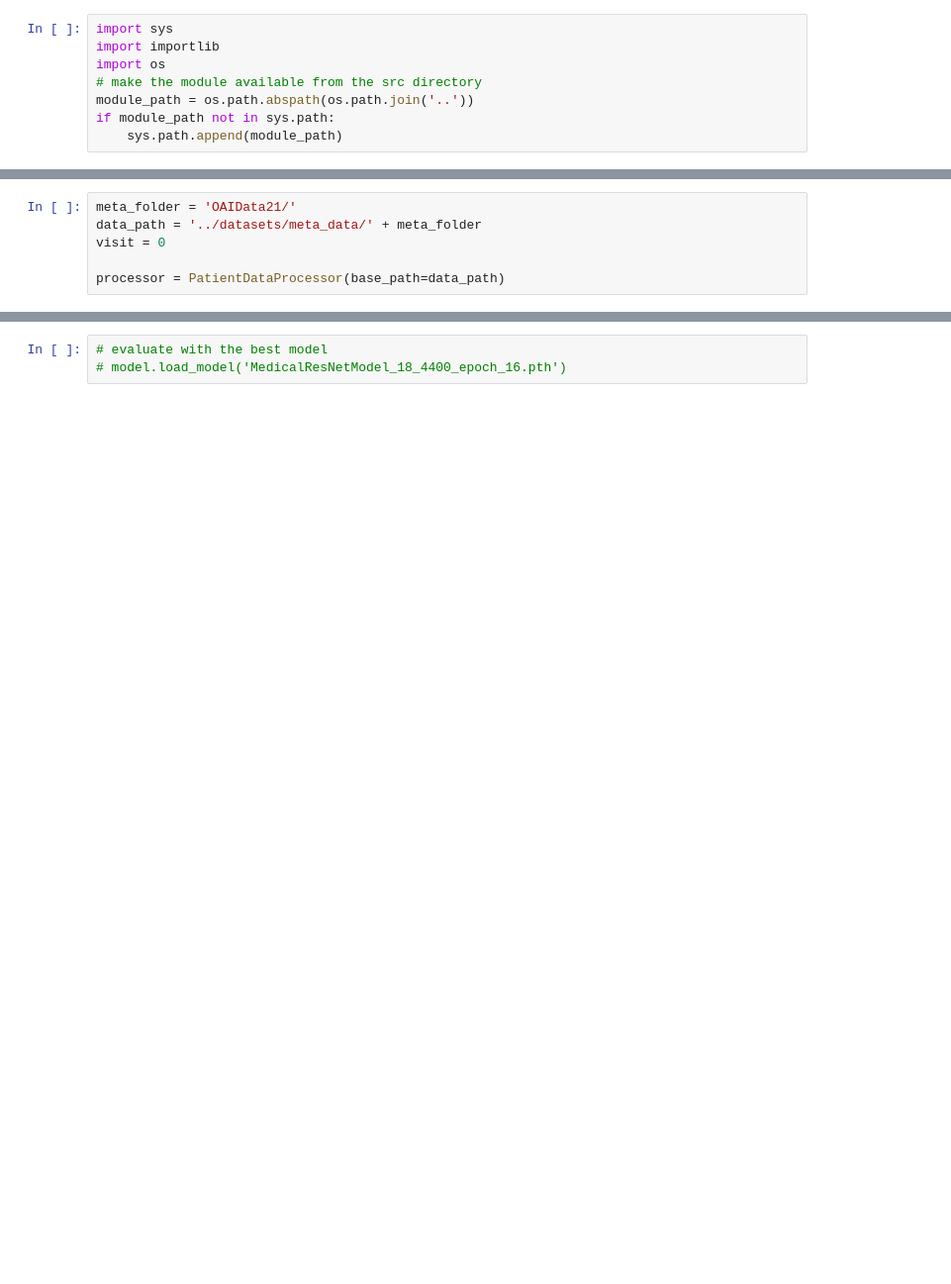
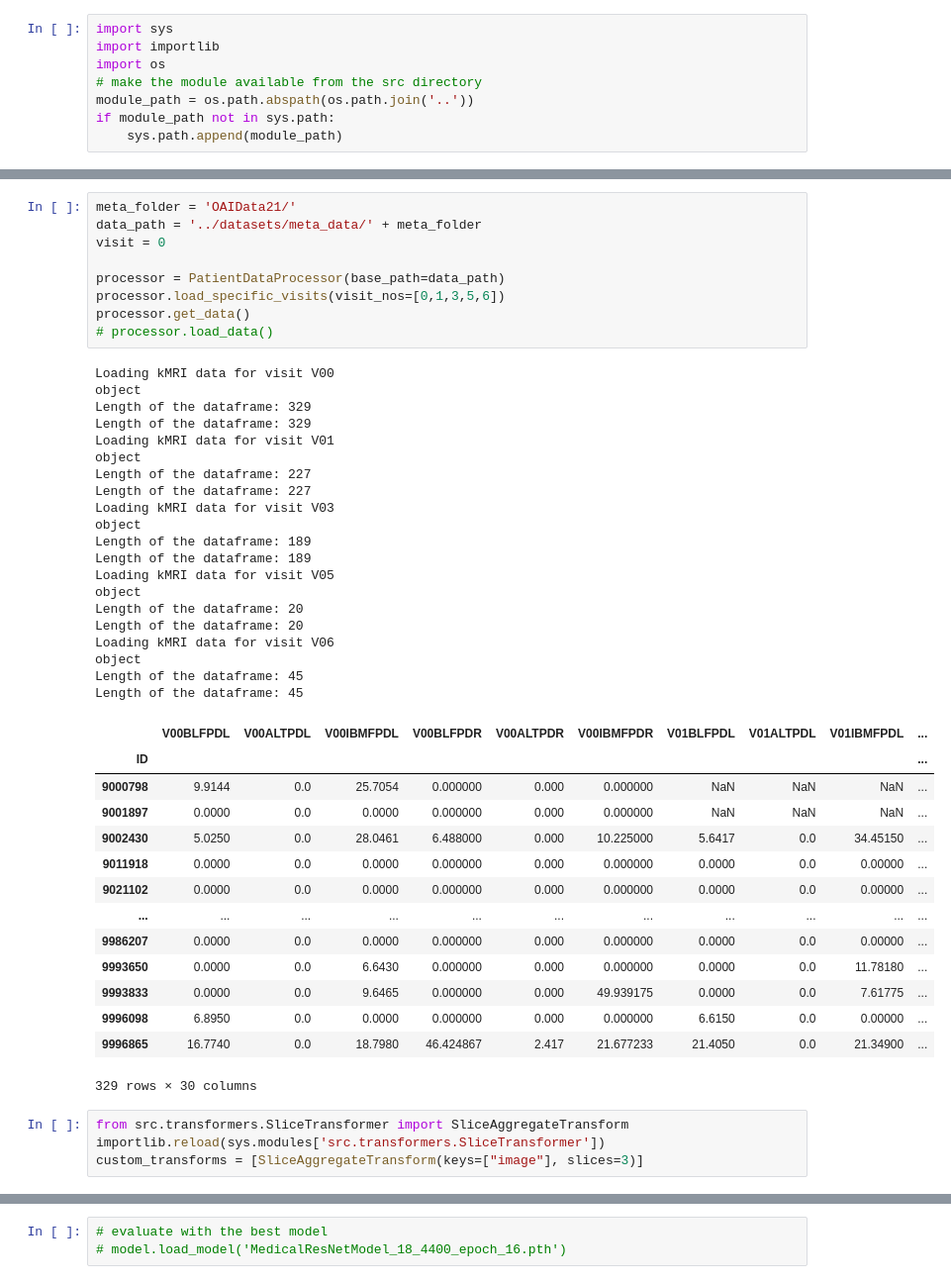
Before and after one commit to a-lundsgaard/XAI-in-Medical-Image-Analysis, a Jupyter notebook: notebooks/3d_nifti_base.ipynb, the cells around one changed output, grey strips where cells are left out. Shown: that part at 99% size. Drawn from its saved outputs; the diff is of its cells as text; blank space fills up the shorter version.

```diff
--- a/notebooks/3d_nifti_base.ipynb
+++ b/notebooks/3d_nifti_base.ipynb
@@ -14,9 +14,51 @@ importlib.reload(sys.modules['src.dataLoaders.PatientDataLoader'])
 # %%
 meta_folder = 'OAIData21/'
 data_path = '../datasets/meta_data/' + meta_folder
 visit = 0
 
 processor = PatientDataProcessor(base_path=data_path)
+processor.load_specific_visits(visit_nos=[0,1,3,5,6])
+processor.get_data()
+# processor.load_data()
+# %% [output]
+Loading kMRI data for visit V00
+object
+Length of the dataframe: 329
+Length of the dataframe: 329
+Loading kMRI data for visit V01
+object
+Length of the dataframe: 227
+Length of the dataframe: 227
+Loading kMRI data for visit V03
+object
+Length of the dataframe: 189
+Length of the dataframe: 189
+Loading kMRI data for visit V05
+object
+Length of the dataframe: 20
+Length of the dataframe: 20
+Loading kMRI data for visit V06
+object
+Length of the dataframe: 45
+Length of the dataframe: 45
+|  | V00BLFPDL | V00ALTPDL | V00IBMFPDL | V00BLFPDR | V00ALTPDR | V00IBMFPDR | V01BLFPDL | V01ALTPDL | V01IBMFPDL | ... |
+| ID |  |  |  |  |  |  |  |  |  | ... |
+| 9000798 | 9.9144 | 0.0 | 25.7054 | 0.000000 | 0.000 | 0.000000 | NaN | NaN | NaN | ... |
+| 9001897 | 0.0000 | 0.0 | 0.0000 | 0.000000 | 0.000 | 0.000000 | NaN | NaN | NaN | ... |
+| 9002430 | 5.0250 | 0.0 | 28.0461 | 6.488000 | 0.000 | 10.225000 | 5.6417 | 0.0 | 34.45150 | ... |
+| 9011918 | 0.0000 | 0.0 | 0.0000 | 0.000000 | 0.000 | 0.000000 | 0.0000 | 0.0 | 0.00000 | ... |
+| 9021102 | 0.0000 | 0.0 | 0.0000 | 0.000000 | 0.000 | 0.000000 | 0.0000 | 0.0 | 0.00000 | ... |
+| ... | ... | ... | ... | ... | ... | ... | ... | ... | ... | ... |
+| 9986207 | 0.0000 | 0.0 | 0.0000 | 0.000000 | 0.000 | 0.000000 | 0.0000 | 0.0 | 0.00000 | ... |
+| 9993650 | 0.0000 | 0.0 | 6.6430 | 0.000000 | 0.000 | 0.000000 | 0.0000 | 0.0 | 11.78180 | ... |
+| 9993833 | 0.0000 | 0.0 | 9.6465 | 0.000000 | 0.000 | 49.939175 | 0.0000 | 0.0 | 7.61775 | ... |
+| 9996098 | 6.8950 | 0.0 | 0.0000 | 0.000000 | 0.000 | 0.000000 | 6.6150 | 0.0 | 0.00000 | ... |
+| 9996865 | 16.7740 | 0.0 | 18.7980 | 46.424867 | 2.417 | 21.677233 | 21.4050 | 0.0 | 21.34900 | ... |
+329 rows × 30 columns
+# %%
+from src.transformers.SliceTransformer import SliceAggregateTransform
+importlib.reload(sys.modules['src.transformers.SliceTransformer'])
+custom_transforms = [SliceAggregateTransform(keys=["image"], slices=3)]
 # %%
 from src.dataLoaders.NiftiDataLoader2 import NiftiDataLoader
 importlib.reload(sys.modules['src.dataLoaders.NiftiDataLoader2'])
```
Also changed, not shown: parts of 7 cells of this notebook, 5 other files.
